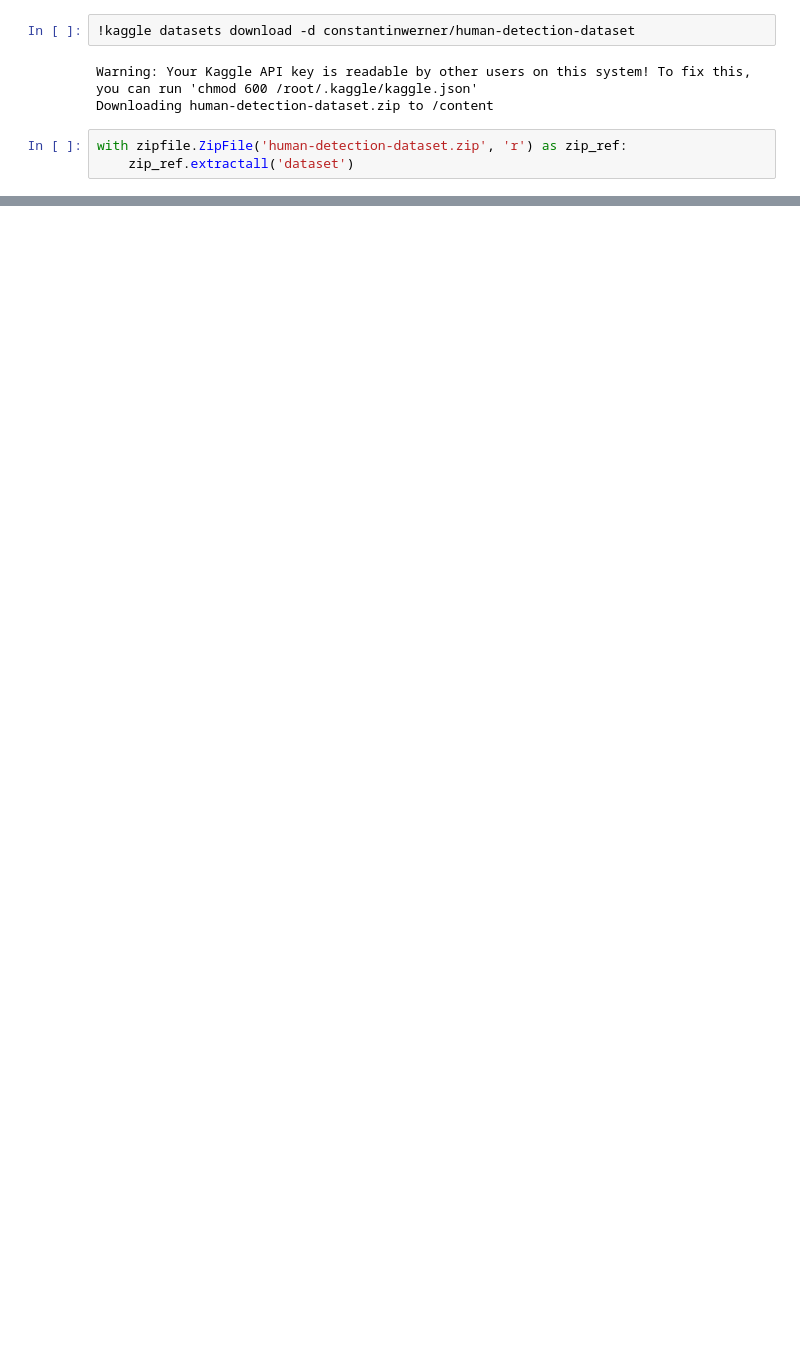
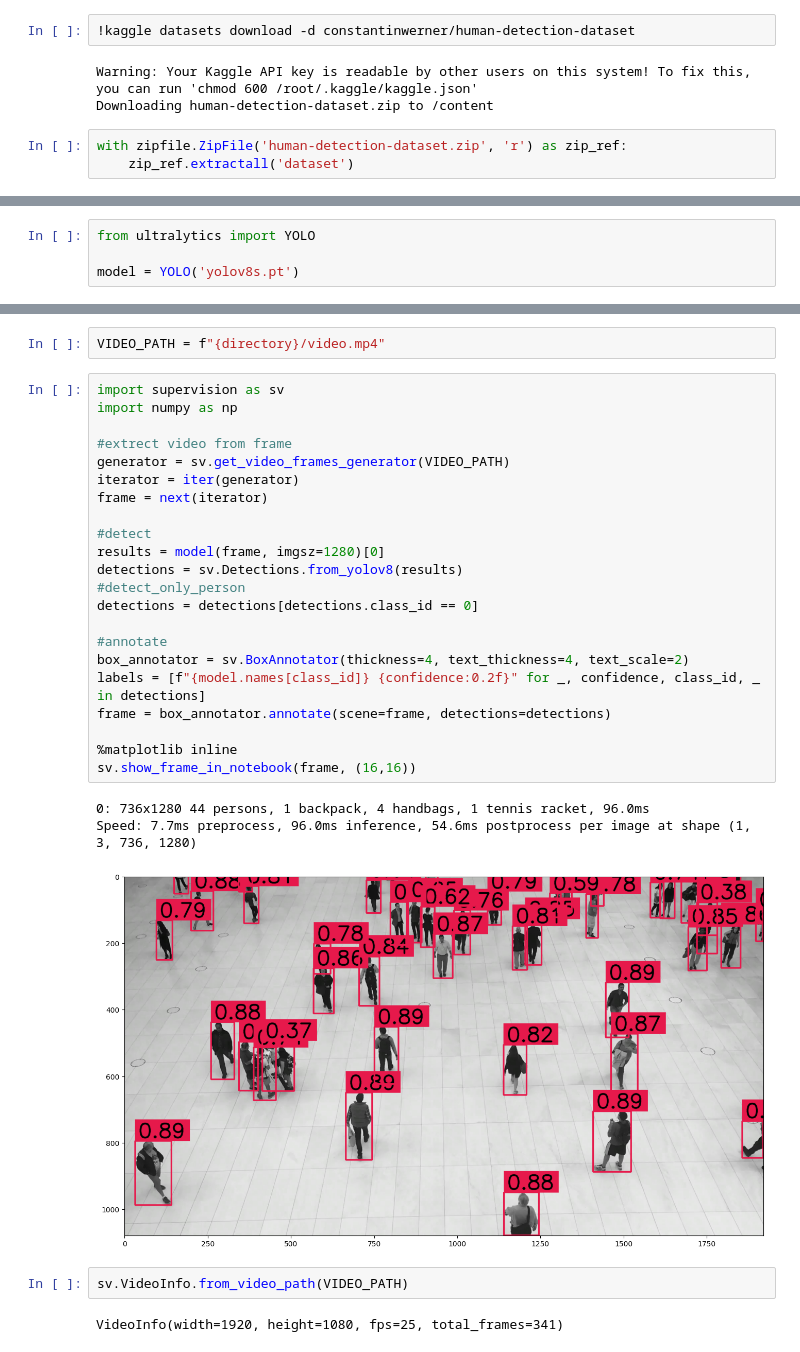
Before and after one commit to Elfeny7/ComputerVision_Learn, a Jupyter notebook: Human_Detection.ipynb, the cells around one changed output, grey strips where cells are left out. Cells and saved outputs as stored; diff of their text form; blank space fills up the shorter version.

```diff
--- a/Human_Detection.ipynb
+++ b/Human_Detection.ipynb
@@ -184,0 +245,4 @@ Jumlah manusia: 2
+# %%
+from ultralytics import YOLO
+
+model = YOLO('yolov8s.pt')
@@ -184,0 +251,32 @@ Jumlah manusia: 2
+# %%
+VIDEO_PATH = f"{directory}/video.mp4"
+# %%
+import supervision as sv
+import numpy as np
+
+#extrect video from frame
+generator = sv.get_video_frames_generator(VIDEO_PATH)
+iterator = iter(generator)
+frame = next(iterator)
+
+#detect
+results = model(frame, imgsz=1280)[0]
+detections = sv.Detections.from_yolov8(results)
+#detect_only_person
+detections = detections[detections.class_id == 0]
+
+#annotate
+box_annotator = sv.BoxAnnotator(thickness=4, text_thickness=4, text_scale=2)
+labels = [f"{model.names[class_id]} {confidence:0.2f}" for _, confidence, class_id, _ in detections]
+frame = box_annotator.annotate(scene=frame, detections=detections)
+
+%matplotlib inline
+sv.show_frame_in_notebook(frame, (16,16))
+# %% [output]
+0: 736x1280 44 persons, 1 backpack, 4 handbags, 1 tennis racket, 96.0ms
+Speed: 7.7ms preprocess, 96.0ms inference, 54.6ms postprocess per image at shape (1, 3, 736, 1280)
+[figure, added]
+# %%
+sv.VideoInfo.from_video_path(VIDEO_PATH)
+# %% [output]
+VideoInfo(width=1920, height=1080, fps=25, total_frames=341)
```
Also changed, not shown: parts of 15 cells of this notebook.
